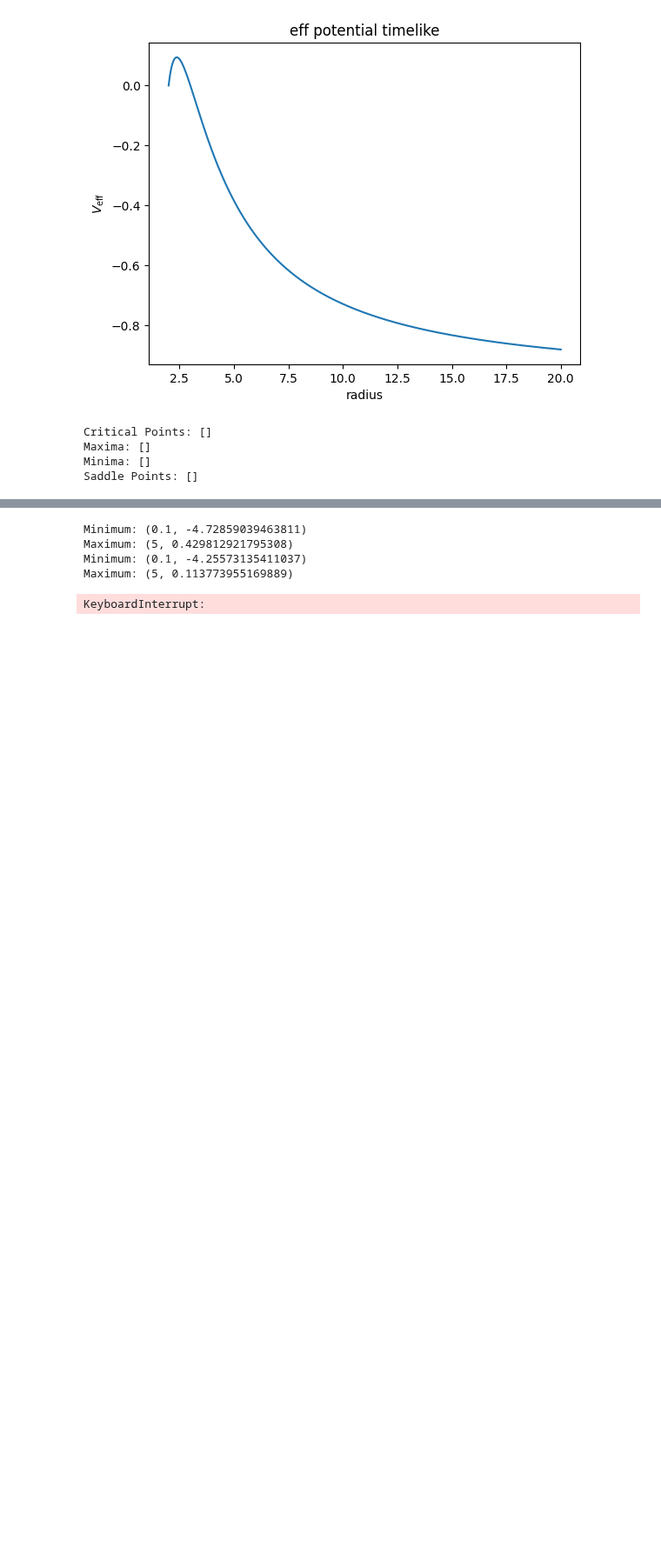
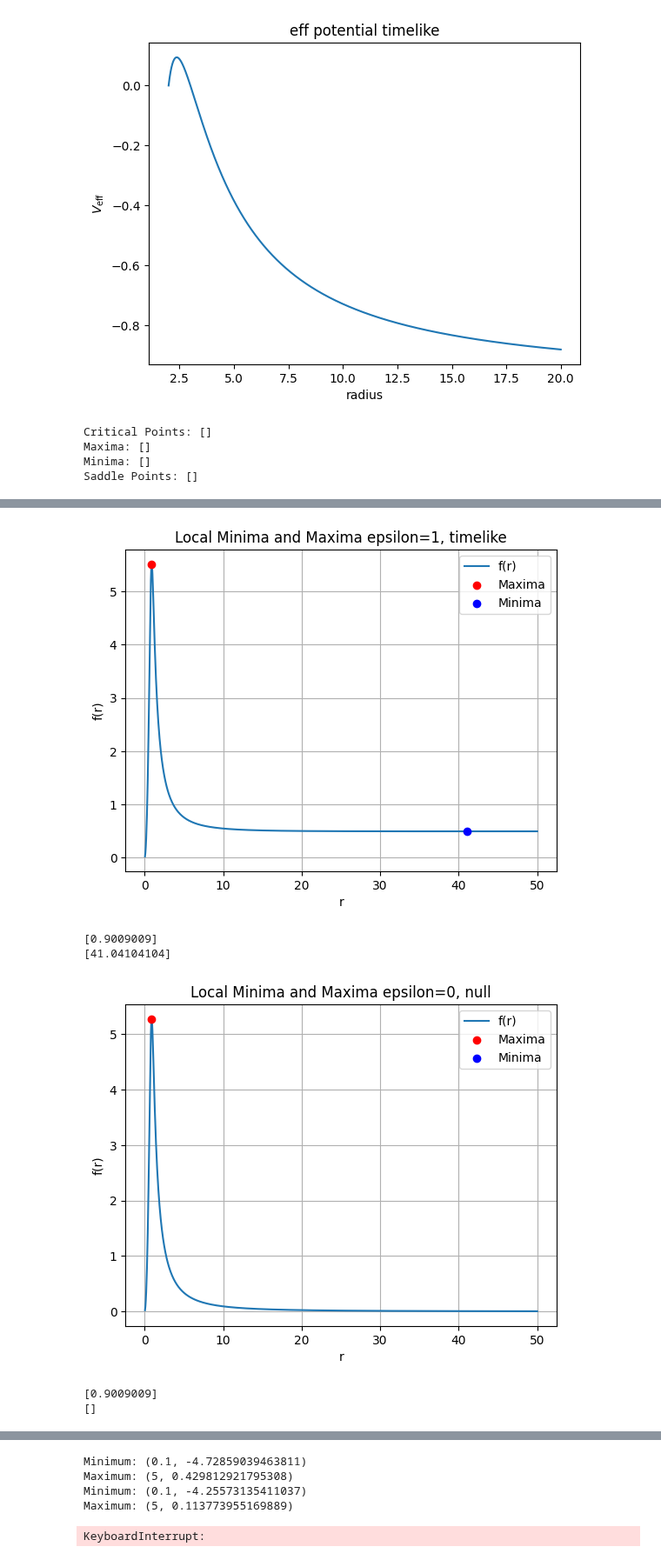
Before and after one commit to AdamSmithOrlik/quantum-black-holes, a Jupyter notebook: darius/research.ipynb, the cells around one changed output, grey strips where cells are left out. Shown at 87% size. Cells and saved outputs as stored; diff of their text form; code cells hidden in the pictures; blank space fills up the shorter version.

Commit message:
extrema working?

```diff
--- a/darius/research.ipynb
+++ b/darius/research.ipynb
@@ -230,3 +234,76 @@ plt.show()
+# %%
+import numpy as np
+
+# Define constants
+epsilon = 1
+L = 4.5
+Qb = 1
+Qc = 1
+r_s = 1  # Ensure r_s is defined
+
+import numpy as np
+from scipy.signal import argrelextrema
+import matplotlib.pyplot as plt
+
+def find_extrema(func, r_range, num_points=1000):
+    r_values = np.linspace(r_range[0], r_range[1], num_points)
+    f_values = func(r_values)
+
+    # Find local maxima and minima
+    maxima_indices = argrelextrema(f_values, np.greater)[0]
+    minima_indices = argrelextrema(f_values, np.less)[0]
+
+    maxima = r_values[maxima_indices]
+    minima = r_values[minima_indices]
+
+    return maxima, minima, r_values, f_values
+
+# Example function
+def V_eff2(r, L):
+    return -(1/2)*f2(r, M) * (((L**2)/h2(r, M))+epsilon)
+
+# Define range
+r_range = (0, 50)
+
+# Find extrema EPSILON=1
+maxima1, minima1, r_values, f_values = find_extrema(function, r_range)
+
+# Plot results
+plt.plot(r_values, f_values, label='f(r)')
+plt.scatter(maxima1, function(maxima1), color='red', label='Maxima', zorder=3)
+plt.scatter(minima1, function(minima1), color='blue', label='Minima', zorder=3)
+plt.legend()
+plt.xlabel('r')
+plt.ylabel('f(r)')
+plt.title('Local Minima and Maxima epsilon=1, timelike')
+plt.grid()
+plt.show()
+print(maxima1)
+print(minima1)
+
+# Find extrema EPSILON=0
+epsilon=0
+maxima0, minima0, r_values, f_values = find_extrema(function, r_range)
+
+# Plot results
+plt.plot(r_values, f_values, label='f(r)')
+plt.scatter(maxima0, function(maxima0), color='red', label='Maxima', zorder=3)
+plt.scatter(minima0, function(minima0), color='blue', label='Minima', zorder=3)
+plt.legend()
+plt.xlabel('r')
+plt.ylabel('f(r)')
+plt.title('Local Minima and Maxima epsilon=0, null')
+plt.grid()
+plt.show()
+print(maxima0)
+print(minima0)
+# %% [output]
+[figure, added]
+[0.9009009]
+[41.04104104]
+[figure, added]
+[0.9009009]
+[]
 # %%
 ###extrema Quantum corrected########
 #Null
```
Also changed, not shown: parts of 4 cells of this notebook.
